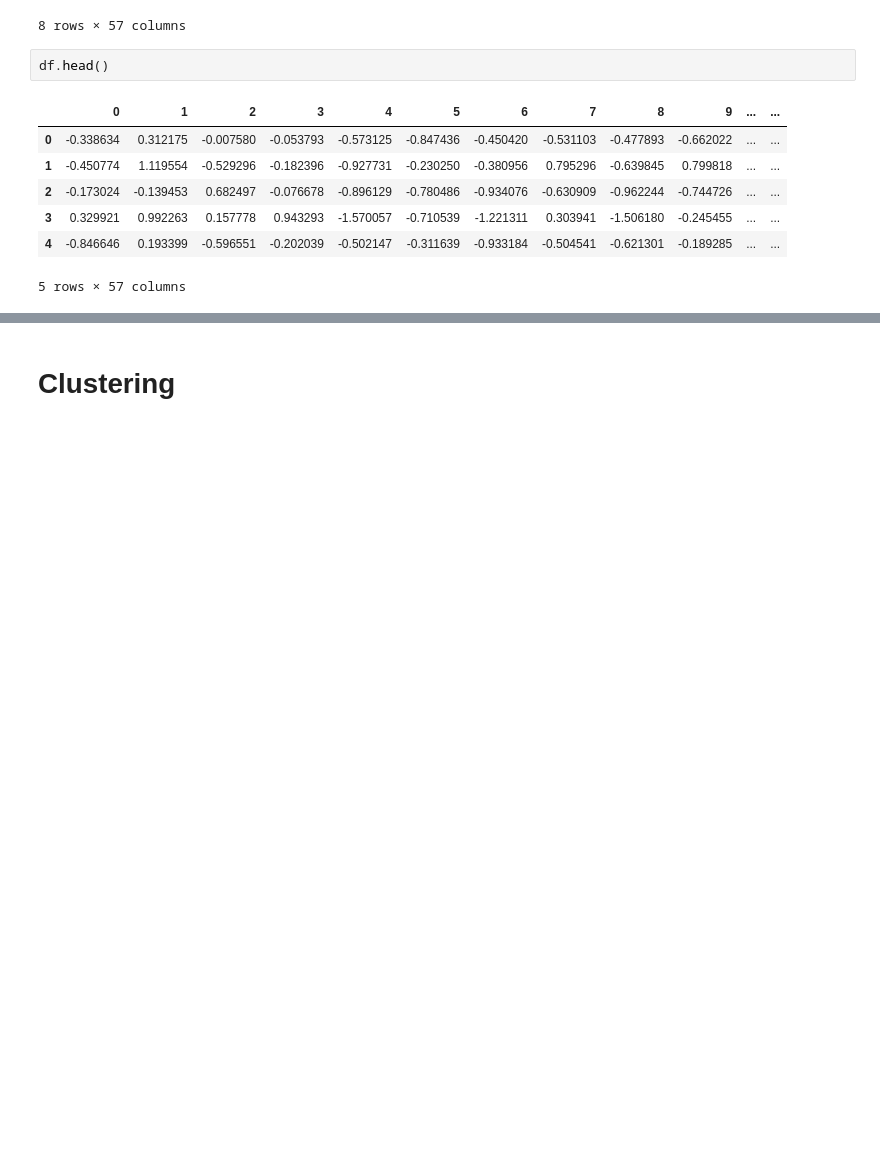
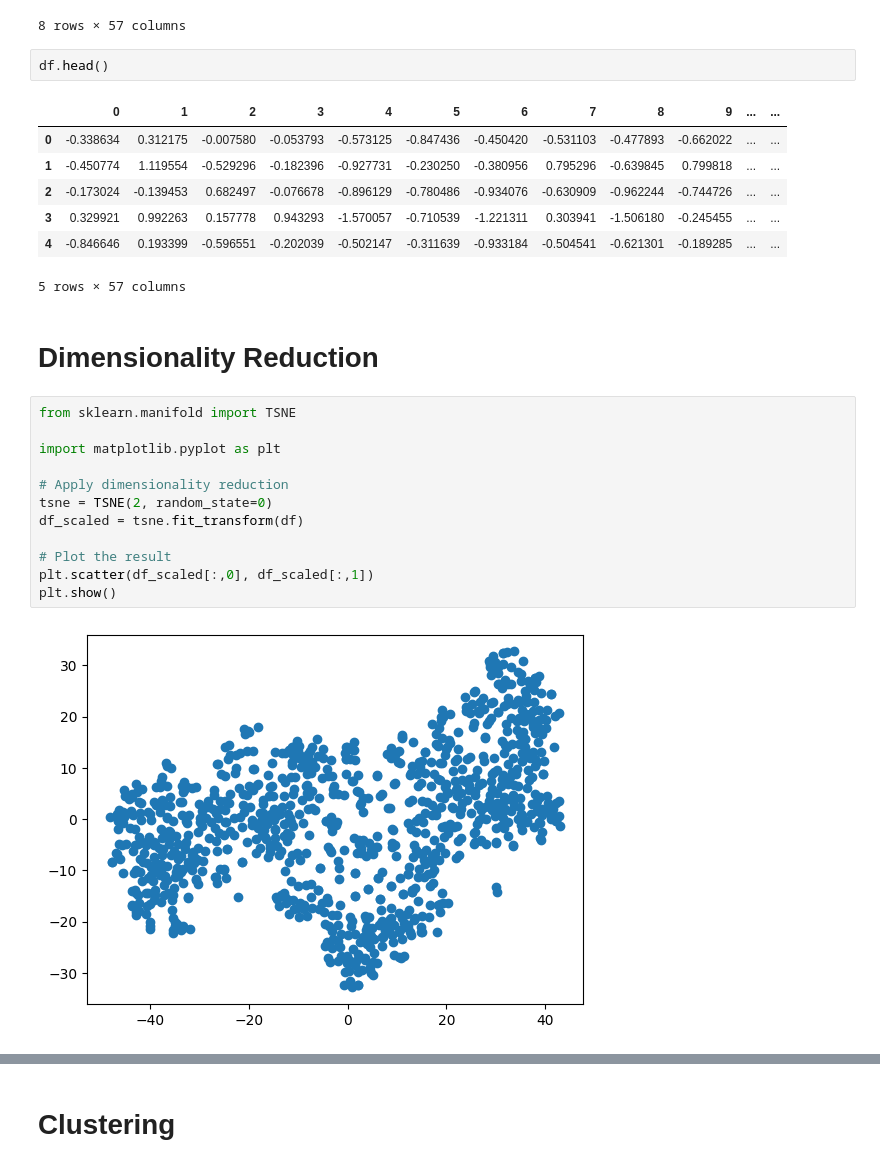
Before and after one commit to JM-Elbambo/GTZAN-Music-Clustering, a Jupyter notebook: main.ipynb, the cells around one changed output, grey strips where cells are left out. Drawn from its saved outputs; the diff is of its cells as text; blank space fills up the shorter version.

```diff
--- a/main.ipynb
+++ b/main.ipynb
@@ -76,3 +76,19 @@ df.head()
 | 3 | 0.329921 | 0.992263 | 0.157778 | 0.943293 | -1.570057 | -0.710539 | -1.221311 | 0.303941 | -1.506180 | -0.245455 | ... | ... |
 | 4 | -0.846646 | 0.193399 | -0.596551 | -0.202039 | -0.502147 | -0.311639 | -0.933184 | -0.504541 | -0.621301 | -0.189285 | ... | ... |
 5 rows × 57 columns
+# %% [markdown]
+<h1>Dimensionality Reduction</h1>
+# %%
+from sklearn.manifold import TSNE
+
+import matplotlib.pyplot as plt
+
+# Apply dimensionality reduction
+tsne = TSNE(2, random_state=0)
+df_scaled = tsne.fit_transform(df)
+
+# Plot the result
+plt.scatter(df_scaled[:,0], df_scaled[:,1])
+plt.show()
+# %% [output]
+[figure, added]
```
Also changed, not shown: parts of 6 cells of this notebook.
